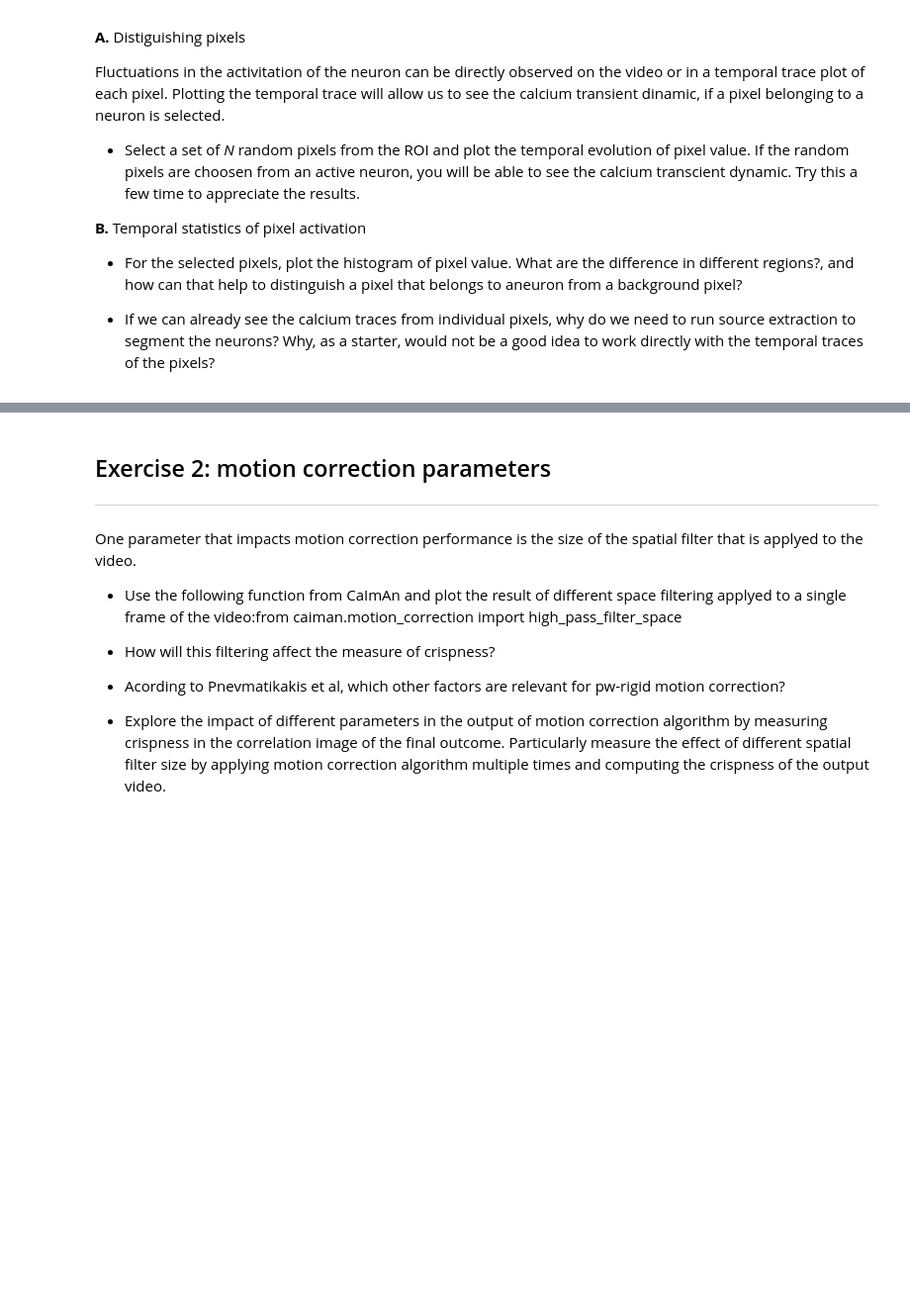
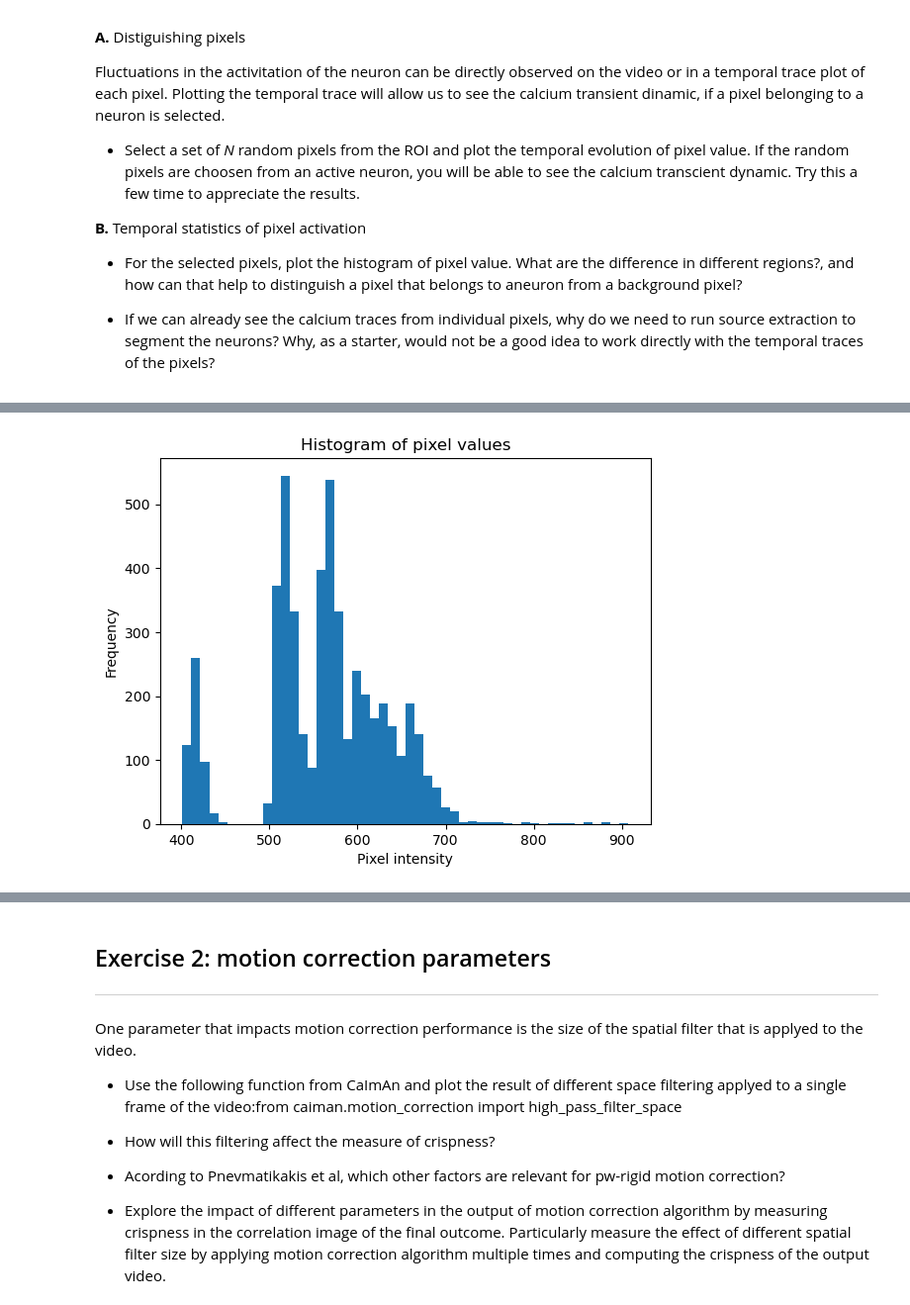
Before and after one commit to LoesG/neuroanalysis, a Jupyter notebook: neural-data-master/02-calcium_imaging/exercises.ipynb, the cells around one changed output, grey strips where cells are left out. Shown at 99% size. Cells and saved outputs as stored; diff of their text form; code cells hidden in the pictures; blank space fills up the shorter version.

```diff
--- a/neural-data-master/02-calcium_imaging/exercises.ipynb
+++ b/neural-data-master/02-calcium_imaging/exercises.ipynb
@@ -16,0 +116,12 @@ Fluctuations in the activitation of the neuron can be directly observed on the v
+# %%
+# Flatten the random pixel values for histogram
+flatten_pixels = pixel_values.flatten()
+
+# Plot the histogram for the random selected pixel values from ROI
+plt.hist(flatten_pixels, bins=50)
+plt.xlabel('Pixel intensity')
+plt.ylabel('Frequency')
+plt.title('Histogram of pixel values')
+plt.show()
+# %% [output]
+[figure, added]
```
Also changed, not shown: parts of 8 cells of this notebook.
